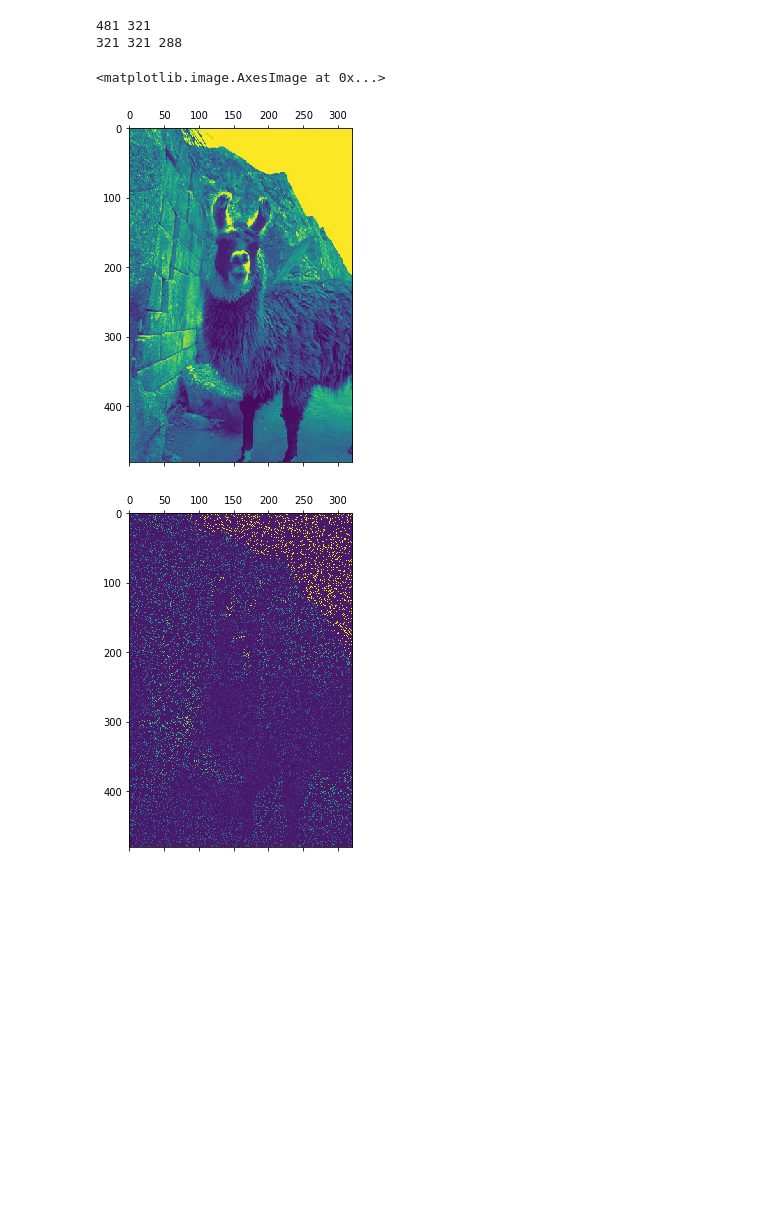
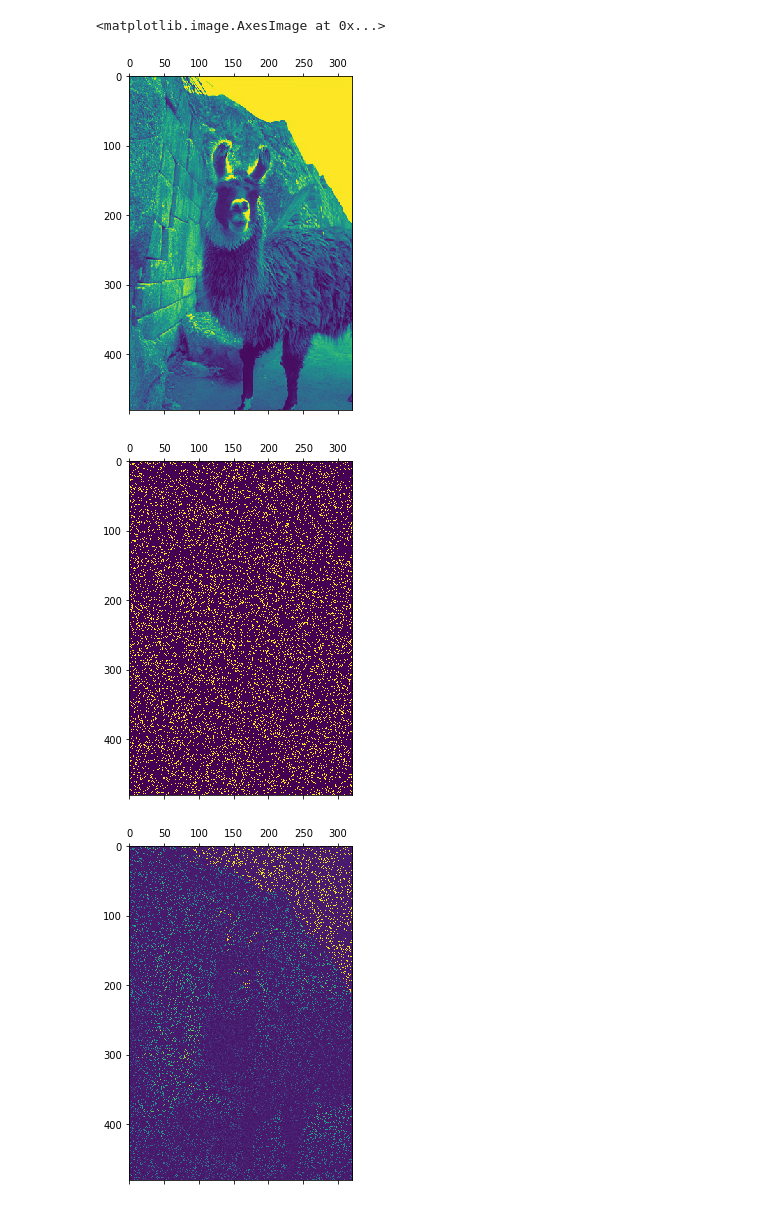
Before and after one commit to uprestel/Matrix-Completion, a Jupyter notebook: project.ipynb, the cells around one changed output. Cells and saved outputs as stored; diff of their text form; code cells hidden in the pictures; blank space fills up the shorter version.

```diff
--- a/project.ipynb
+++ b/project.ipynb
@@ -24,39 +24,37 @@ def lowrank_missing(A, p, k, noise=0.0):
         A : the image we wish to corrupt
         p : the probability that a given entry is missing in the final image
         k : the rank of the final corrupted image
         noise : the additive noise factor for our given entries. We assume that
                 our noise satisfies the normal distribution N(0,noise).
     """
 
 
     m,n = A.shape
-    print(m,n)
+    #print(m,n)
     mask = np.random.choice(np.arange(0,2), p=[p, 1-p], size=(m,n))
     noise_matrix = np.random.normal(loc=0, scale = noise, size=(m,n))
 
     A_masked = np.multiply(A + noise_matrix,mask)
     U, s, VT = np.linalg.svd(A_masked, full_matrices=True )
     r = rank(A_masked)
     s[n-k:] = 0
     #print(s)
     S = np.zeros((m, n), dtype=np.float)
     S[:n, :n] = np.diag(s)
     mask_rec = U@(S@VT)
     return (mask_rec, mask)
 
 
 
 k = 33
 prob = 0.88
-A_noise = lowrank_missing(A, prob, k)
+A_noisy, mask = lowrank_missing(A, prob, k)
 
-print(rank(mask), rank(mask_rec), rank(A_noise))
 plt.matshow(A)
-#plt.matshow(mask)
-plt.matshow(A_noise)
+plt.matshow(mask)
+plt.matshow(A_noisy)
 # %% [output]
-481 321
-321 321 288
+<matplotlib.image.AxesImage at 0x...>
-<matplotlib.image.AxesImage at 0x...>
 [figure]
-[figure, old version]
+[figure, new version]
+[figure, added]
```
